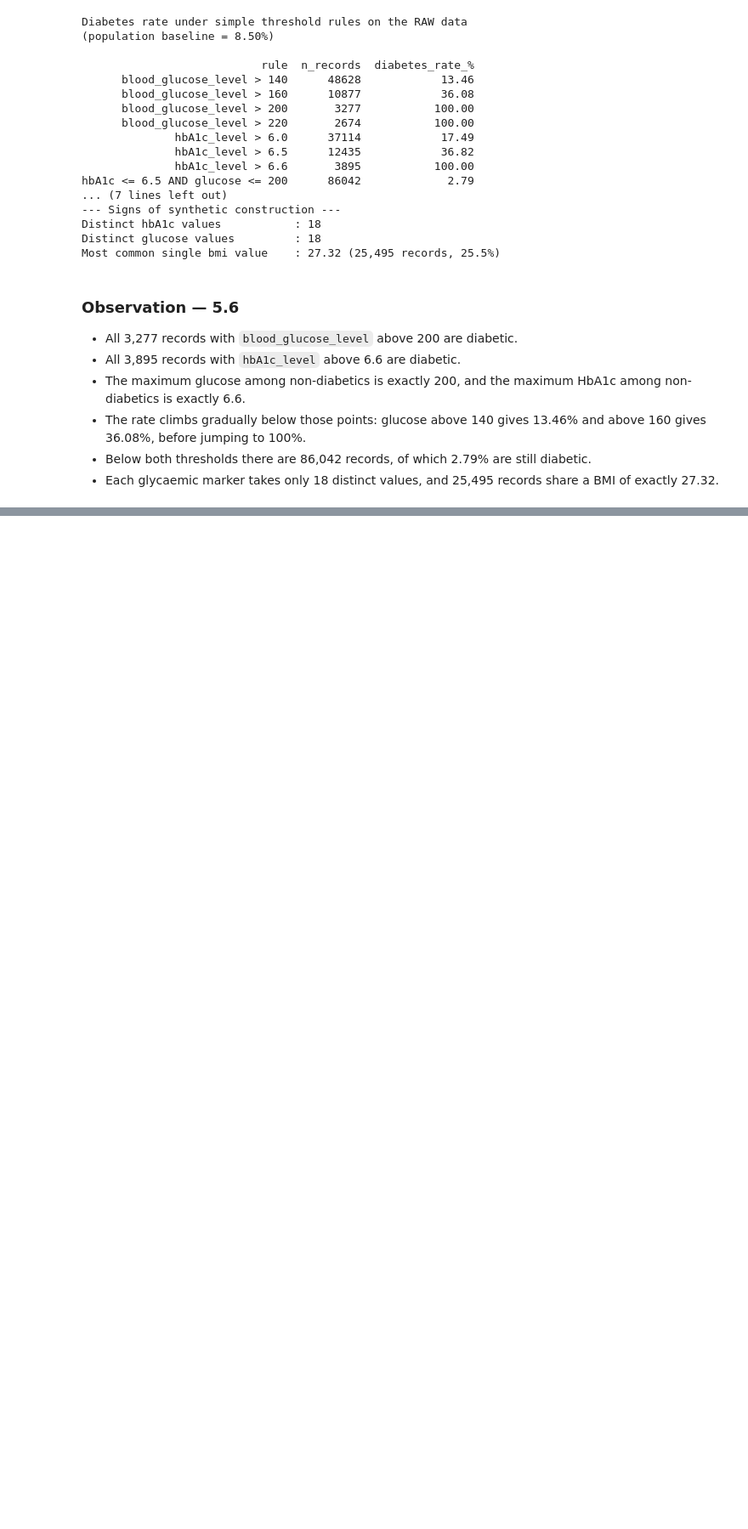
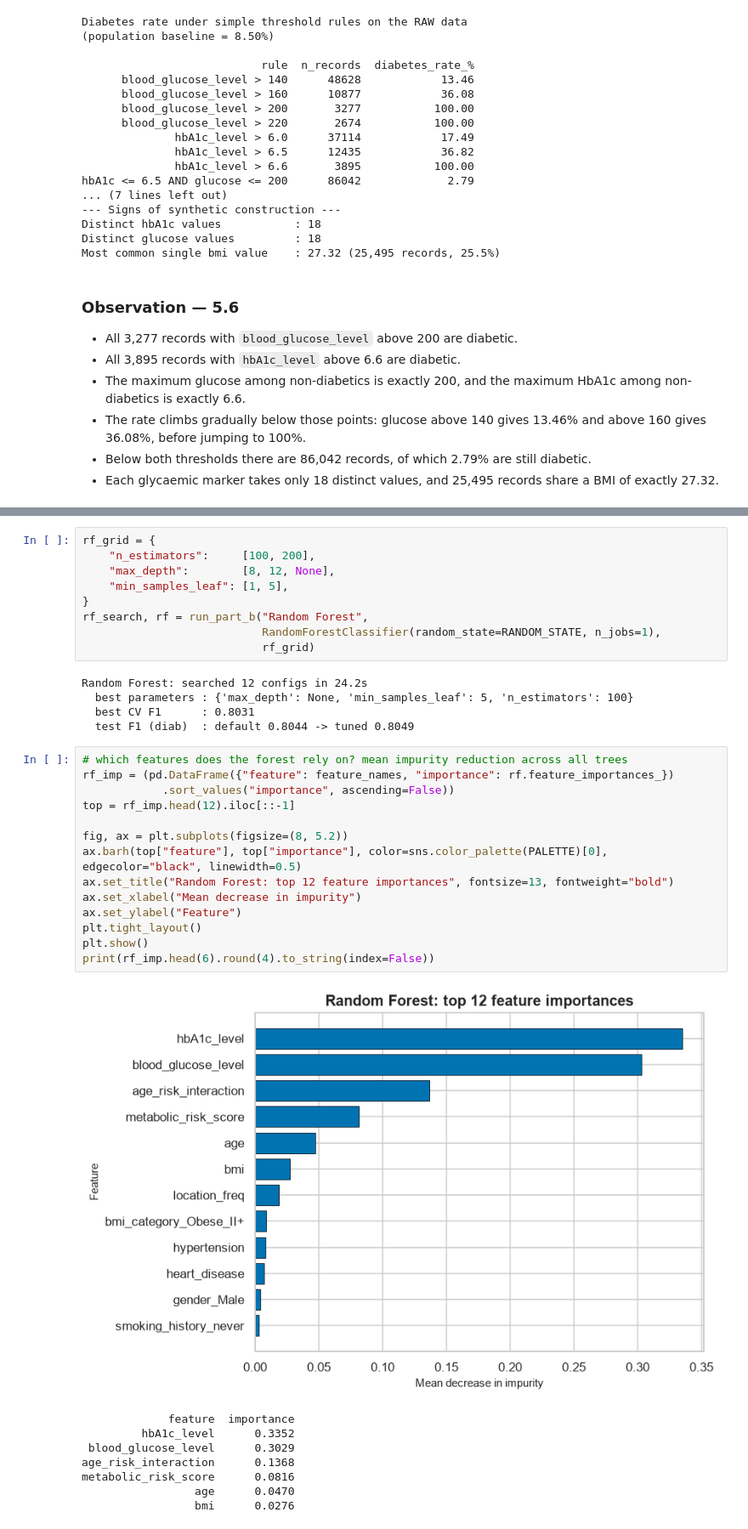
Before and after one commit to renexaan/glucotrack, a Jupyter notebook: notebooks/classification.ipynb, the cells around one changed output, grey strips where cells are left out. Shown at 85% size. Drawn from its saved outputs; the diff is of its cells as text; blank space fills up the shorter version.

```diff
--- a/notebooks/classification.ipynb
+++ b/notebooks/classification.ipynb
@@ -2048,0 +2144,37 @@ Most common single bmi value    : 27.32 (25,495 records, 25.5%)
+# %%
+rf_grid = {
+    "n_estimators":     [100, 200],
+    "max_depth":        [8, 12, None],
+    "min_samples_leaf": [1, 5],
+}
+rf_search, rf = run_part_b("Random Forest",
+                           RandomForestClassifier(random_state=RANDOM_STATE, n_jobs=1),
+                           rf_grid)
+# %% [output]
+Random Forest: searched 12 configs in 24.2s
+  best parameters : {'max_depth': None, 'min_samples_leaf': 5, 'n_estimators': 100}
+  best CV F1      : 0.8031
+  test F1 (diab)  : default 0.8044 -> tuned 0.8049
+# %%
+# which features does the forest rely on? mean impurity reduction across all trees
+rf_imp = (pd.DataFrame({"feature": feature_names, "importance": rf.feature_importances_})
+            .sort_values("importance", ascending=False))
+top = rf_imp.head(12).iloc[::-1]
+
+fig, ax = plt.subplots(figsize=(8, 5.2))
+ax.barh(top["feature"], top["importance"], color=sns.color_palette(PALETTE)[0], edgecolor="black", linewidth=0.5)
+ax.set_title("Random Forest: top 12 feature importances", fontsize=13, fontweight="bold")
+ax.set_xlabel("Mean decrease in impurity")
+ax.set_ylabel("Feature")
+plt.tight_layout()
+plt.show()
+print(rf_imp.head(6).round(4).to_string(index=False))
+# %% [output]
+[figure, added]
+             feature  importance
+         hbA1c_level      0.3352
+ blood_glucose_level      0.3029
+age_risk_interaction      0.1368
+metabolic_risk_score      0.0816
+                 age      0.0470
+                 bmi      0.0276
```
Also changed, not shown: parts of 41 cells of this notebook.
